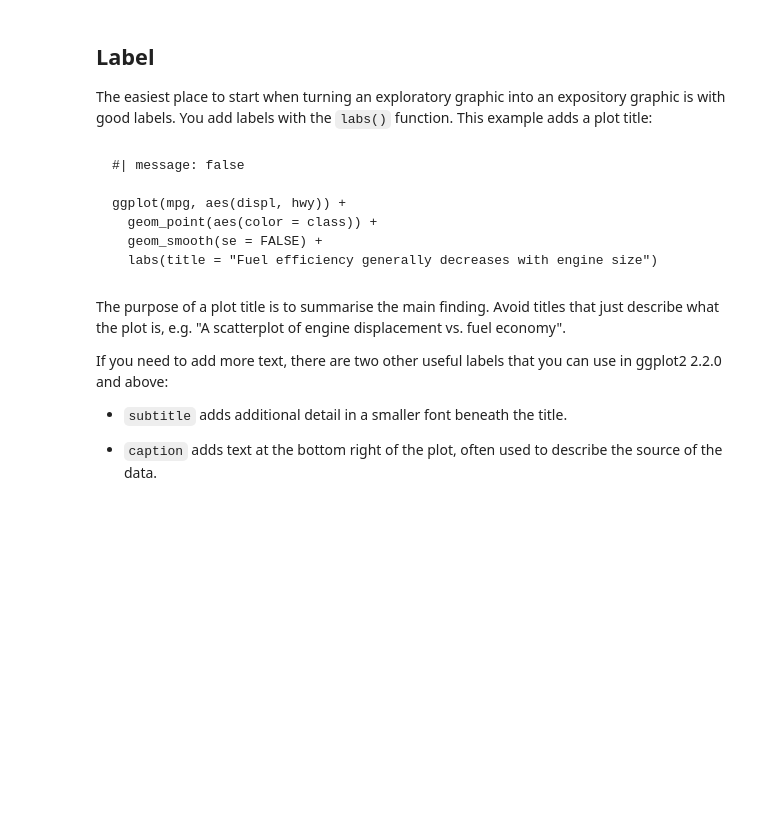
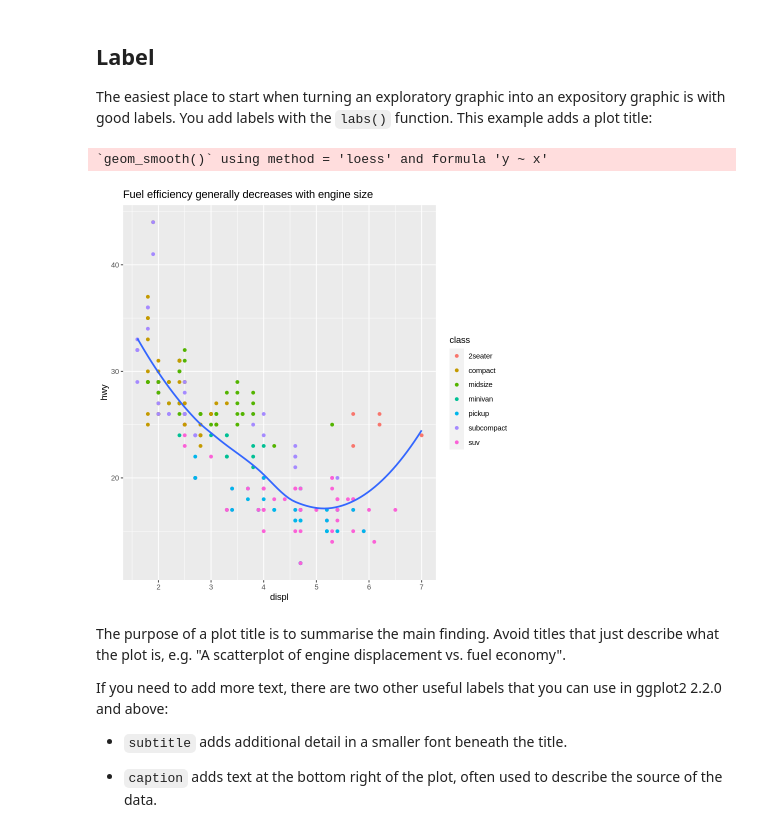
Before and after one commit to fralfaro/r4ds-book, a Jupyter notebook: docs/28_graphics_for_communication.ipynb, the cells around one changed output. Drawn from its saved outputs; the diff is of its cells as text; code cells hidden in the pictures; blank space fills up the shorter version.

Commit message:
Created using Colaboratory 28 terminado

````diff
--- a/docs/28_graphics_for_communication.ipynb
+++ b/docs/28_graphics_for_communication.ipynb
@@ -43,16 +51,14 @@ library(tidyverse)
 The easiest place to start when turning an exploratory graphic into an expository graphic is with good labels.
 You add labels with the `labs()` function.
 This example adds a plot title:
-# %% [markdown]
-
-```{r}
-#| message: false
-
-ggplot(mpg, aes(displ, hwy)) +
-  geom_point(aes(color = class)) +
-  geom_smooth(se = FALSE) +
-  labs(title = "Fuel efficiency generally decreases with engine size")
-```
+# %%
+ggplot(mpg, aes(displ, hwy)) +
+  geom_point(aes(color = class)) +
+  geom_smooth(se = FALSE) +
+  labs(title = "Fuel efficiency generally decreases with engine size")
+# %% [output]
+`geom_smooth()` using method = 'loess' and formula 'y ~ x'
+[figure, added]
 # %% [markdown]
 
 The purpose of a plot title is to summarise the main finding.
````
Also changed, not shown: parts of 71 cells of this notebook.
